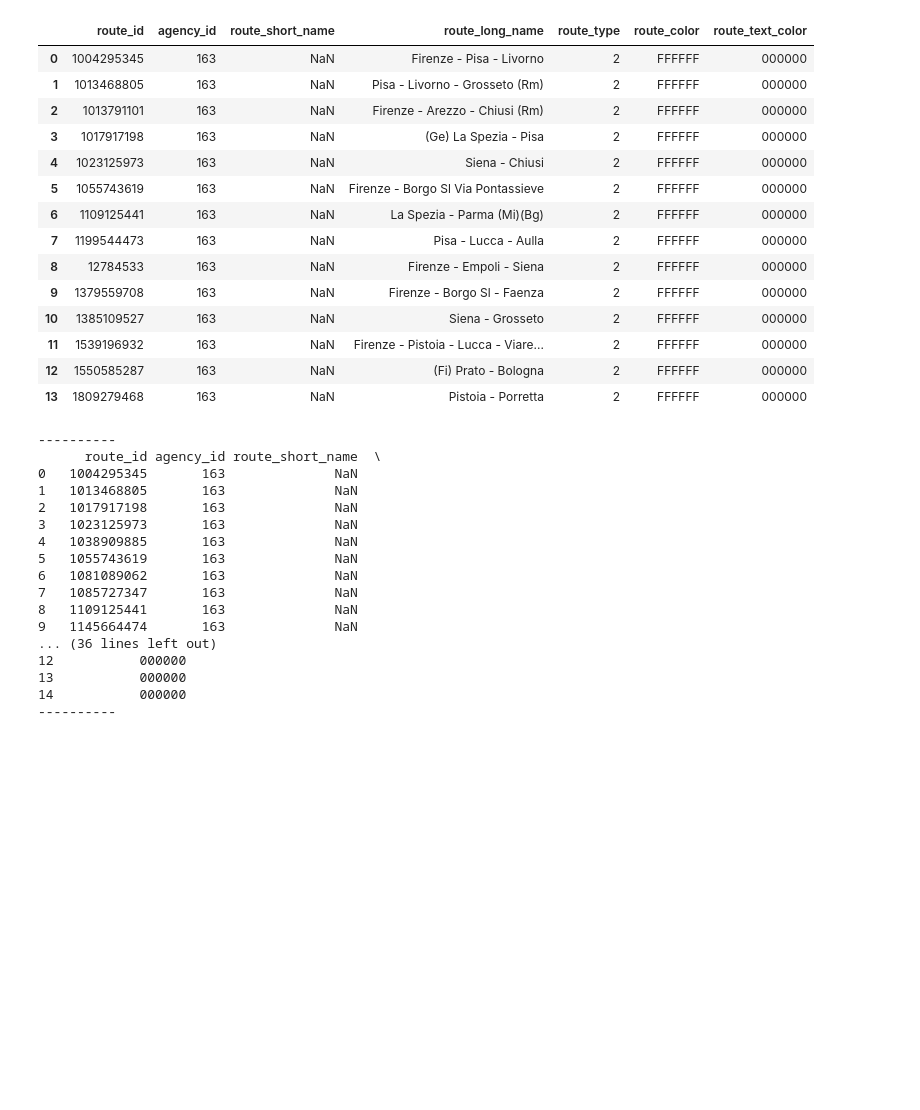
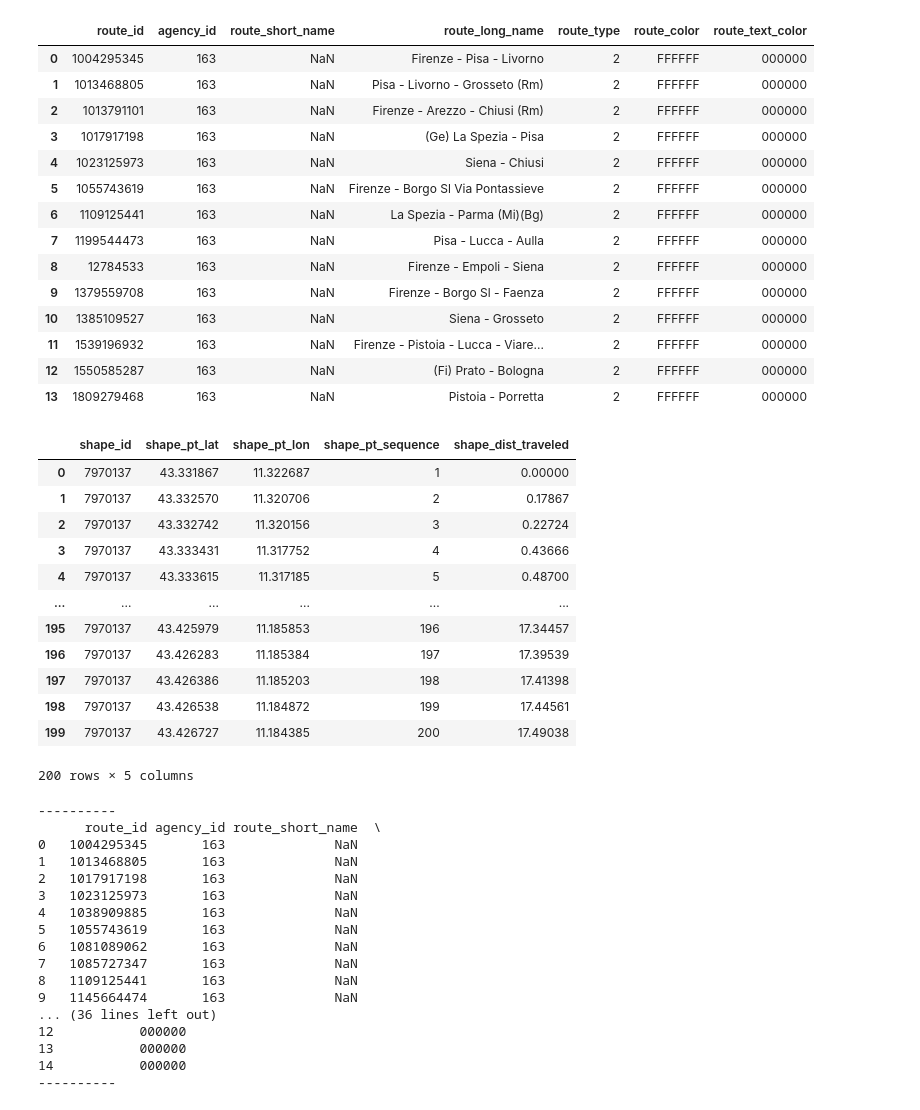
Before and after one commit to gianlucarea/weather-delay, a Jupyter notebook: preprocessing.ipynb, the cells around one changed output. Saved outputs shown, nothing was run; the diff lists cells and outputs as text; code cells hidden in the pictures; blank space fills up the shorter version.

```diff
--- a/preprocessing.ipynb
+++ b/preprocessing.ipynb
@@ -61,6 +61,22 @@ feed3.routes.head(20)
 | 11 | 1539196932 | 163 | NaN | Firenze - Pistoia - Lucca - Viare... | 2 | FFFFFF | 000000 |
 | 12 | 1550585287 | 163 | NaN | (Fi) Prato - Bologna | 2 | FFFFFF | 000000 |
 | 13 | 1809279468 | 163 | NaN | Pistoia - Porretta | 2 | FFFFFF | 000000 |
+# %%
+feed3.shapes.head(200)
+# %% [output]
+|  | shape_id | shape_pt_lat | shape_pt_lon | shape_pt_sequence | shape_dist_traveled |
+| 0 | 7970137 | 43.331867 | 11.322687 | 1 | 0.00000 |
+| 1 | 7970137 | 43.332570 | 11.320706 | 2 | 0.17867 |
+| 2 | 7970137 | 43.332742 | 11.320156 | 3 | 0.22724 |
+| 3 | 7970137 | 43.333431 | 11.317752 | 4 | 0.43666 |
+| 4 | 7970137 | 43.333615 | 11.317185 | 5 | 0.48700 |
+| ... | ... | ... | ... | ... | ... |
+| 195 | 7970137 | 43.425979 | 11.185853 | 196 | 17.34457 |
+| 196 | 7970137 | 43.426283 | 11.185384 | 197 | 17.39539 |
+| 197 | 7970137 | 43.426386 | 11.185203 | 198 | 17.41398 |
+| 198 | 7970137 | 43.426538 | 11.184872 | 199 | 17.44561 |
+| 199 | 7970137 | 43.426727 | 11.184385 | 200 | 17.49038 |
+200 rows × 5 columns
 # %%
 ### Creation of dataset to save
 routes = pd.DataFrame()
```
Also changed, not shown: 2 other files.
